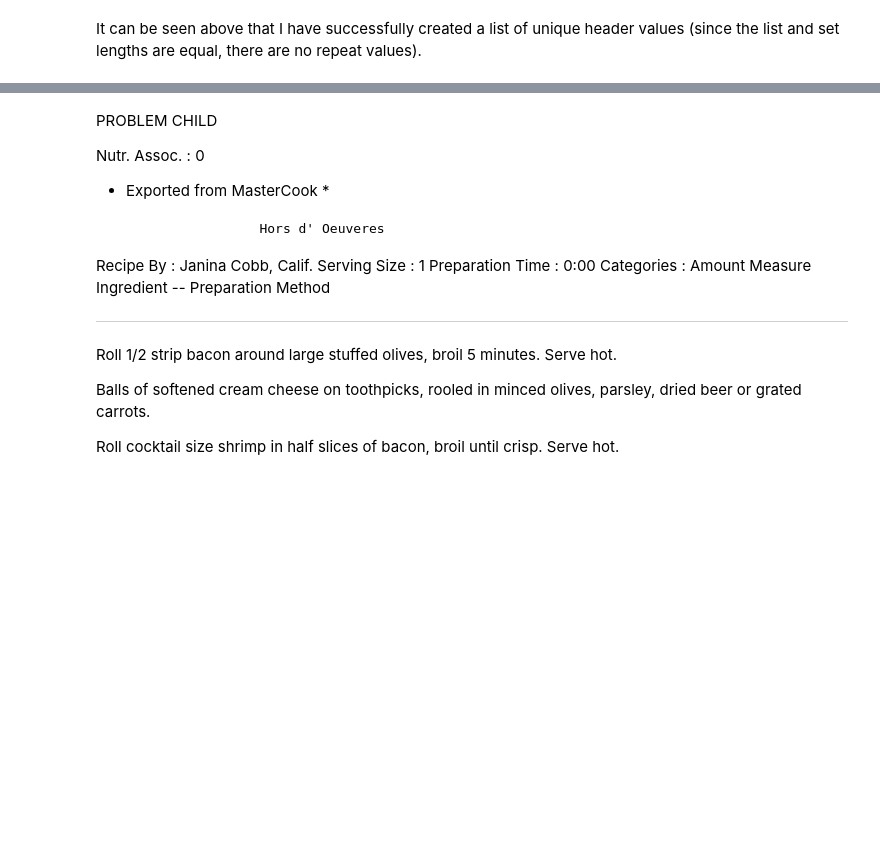
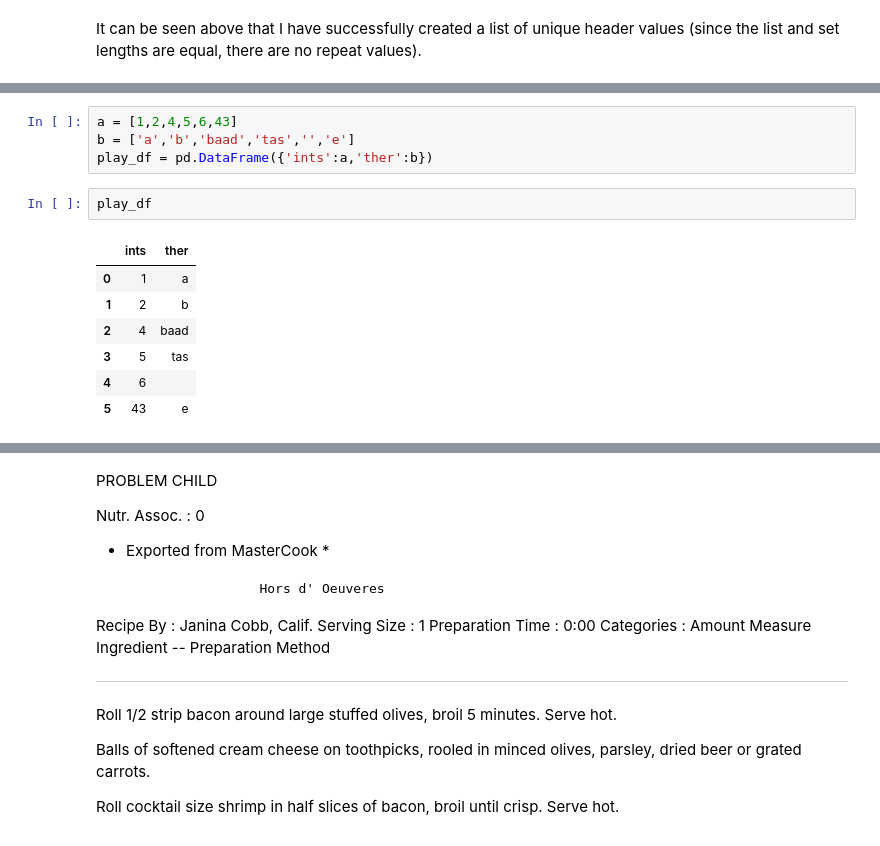
Before and after one commit to nealdm/Nutrition, a Jupyter notebook: Clean-Up.ipynb, the cells around one changed output, grey strips where cells are left out. Cells and saved outputs as stored; diff of their text form; blank space fills up the shorter version.

```diff
--- a/Clean-Up.ipynb
+++ b/Clean-Up.ipynb
@@ -344,0 +605,14 @@ df
+# %%
+a = [1,2,4,5,6,43]
+b = ['a','b','baad','tas','','e']
+play_df = pd.DataFrame({'ints':a,'ther':b})
+# %%
+play_df
+# %% [output]
+|  | ints | ther |
+| 0 | 1 | a |
+| 1 | 2 | b |
+| 2 | 4 | baad |
+| 3 | 5 | tas |
+| 4 | 6 |  |
+| 5 | 43 | e |
```
Also changed, not shown: parts of 33 cells of this notebook, 3 other files.
